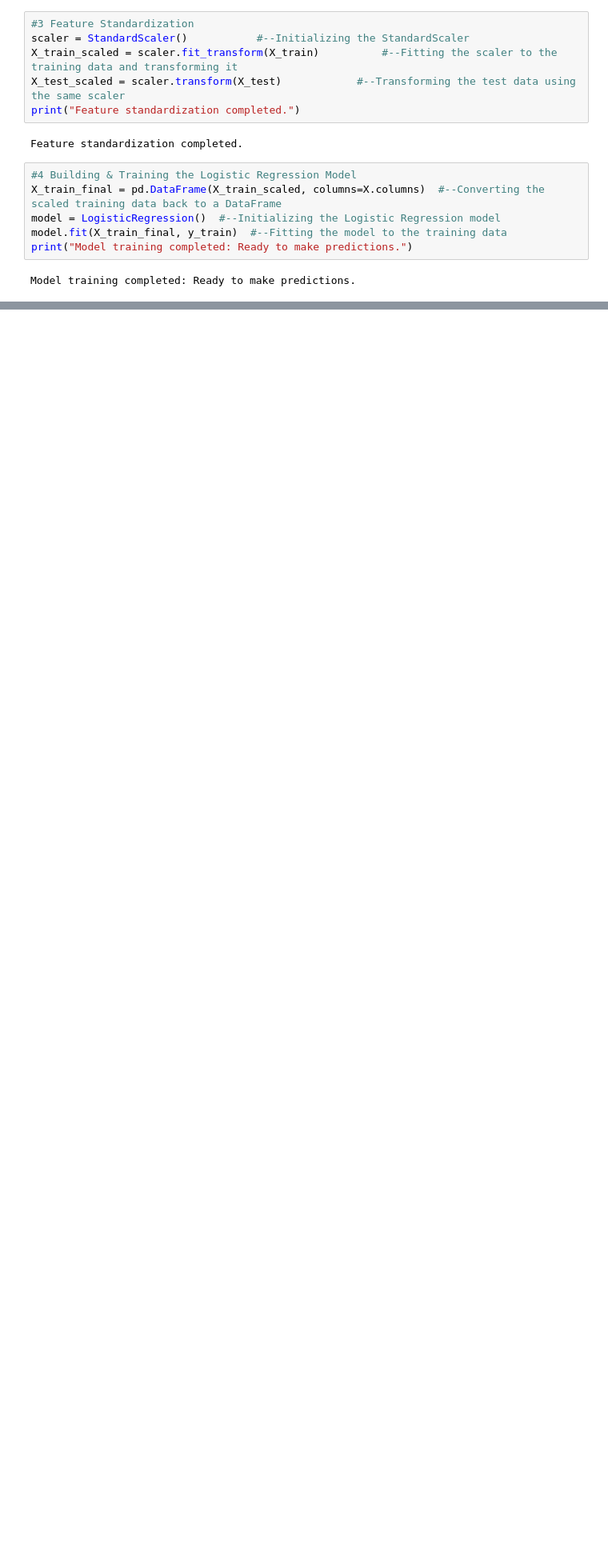
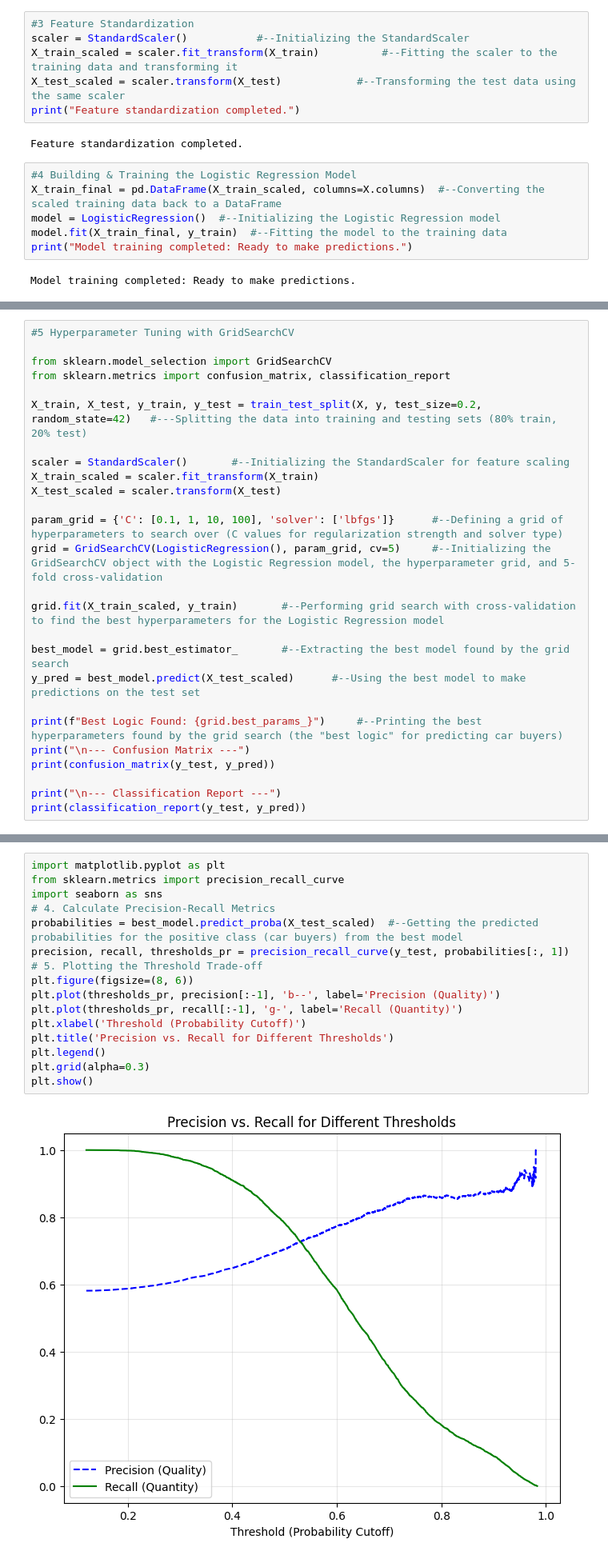
Before and after one commit to tiwariakash198/India-Market-Entry-Analysis-ABG-Motors, a Jupyter notebook: 02_notebooks/02_classification_modeling.ipynb, the cells around one changed output, grey strips where cells are left out. Shown at 80% size. Drawn from its saved outputs; the diff is of its cells as text; blank space fills up the shorter version.

```diff
--- a/02_notebooks/02_classification_modeling.ipynb
+++ b/02_notebooks/02_classification_modeling.ipynb
@@ -118,0 +47,26 @@ Model and scaler saved successfully! Ready to dive into Indian Car Market Analys
+# %%
+#5 Hyperparameter Tuning with GridSearchCV
+
+from sklearn.model_selection import GridSearchCV
+from sklearn.metrics import confusion_matrix, classification_report
+
+X_train, X_test, y_train, y_test = train_test_split(X, y, test_size=0.2, random_state=42)   #---Splitting the data into training and testing sets (80% train, 20% test)
+
+scaler = StandardScaler()       #--Initializing the StandardScaler for feature scaling
+X_train_scaled = scaler.fit_transform(X_train)
+X_test_scaled = scaler.transform(X_test)
+
+param_grid = {'C': [0.1, 1, 10, 100], 'solver': ['lbfgs']}      #--Defining a grid of hyperparameters to search over (C values for regularization strength and solver type)
+grid = GridSearchCV(LogisticRegression(), param_grid, cv=5)     #--Initializing the GridSearchCV object with the Logistic Regression model, the hyperparameter grid, and 5-fold cross-validation
+
+grid.fit(X_train_scaled, y_train)       #--Performing grid search with cross-validation to find the best hyperparameters for the Logistic Regression model
+
+best_model = grid.best_estimator_       #--Extracting the best model found by the grid search
+y_pred = best_model.predict(X_test_scaled)      #--Using the best model to make predictions on the test set
+
+print(f"Best Logic Found: {grid.best_params_}")     #--Printing the best hyperparameters found by the grid search (the "best logic" for predicting car buyers)
+print("\n--- Confusion Matrix ---")
+print(confusion_matrix(y_test, y_pred))
+
+print("\n--- Classification Report ---")
+print(classification_report(y_test, y_pred))
@@ -118,0 +150,18 @@ Model and scaler saved successfully! Ready to dive into Indian Car Market Analys
+# %%
+import matplotlib.pyplot as plt
+from sklearn.metrics import precision_recall_curve
+import seaborn as sns
+# 4. Calculate Precision-Recall Metrics
+probabilities = best_model.predict_proba(X_test_scaled)  #--Getting the predicted probabilities for the positive class (car buyers) from the best model
+precision, recall, thresholds_pr = precision_recall_curve(y_test, probabilities[:, 1])
+# 5. Plotting the Threshold Trade-off
+plt.figure(figsize=(8, 6))
+plt.plot(thresholds_pr, precision[:-1], 'b--', label='Precision (Quality)')
+plt.plot(thresholds_pr, recall[:-1], 'g-', label='Recall (Quantity)')
+plt.xlabel('Threshold (Probability Cutoff)')
+plt.title('Precision vs. Recall for Different Thresholds')
+plt.legend()
+plt.grid(alpha=0.3)
+plt.show()
+# %% [output]
+[figure, added]
```
Also changed, not shown: parts of 10 cells of this notebook, 8 other files.
